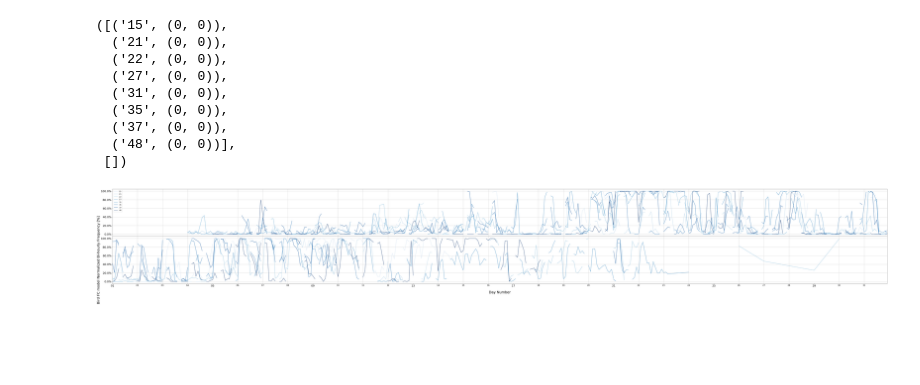
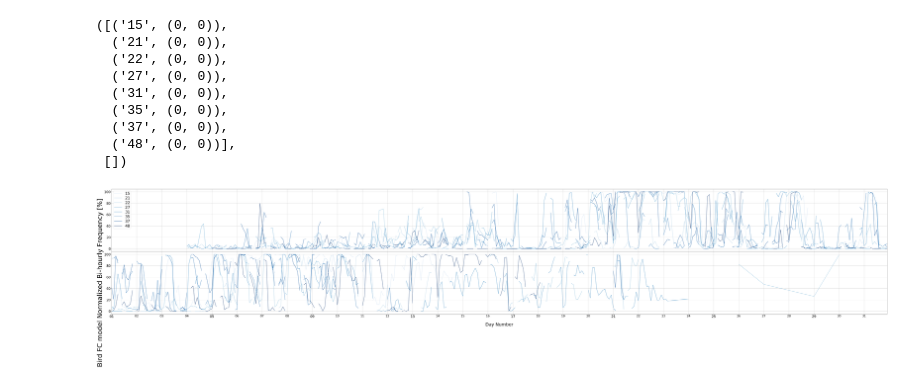
Before and after one commit to speechLabBcCuny/nnaAudiosetClassification, a Jupyter notebook: notebooks/Visualizations/visualizations_Real.ipynb, the cells around one changed output. Cells and saved outputs as stored; diff of their text form; code cells hidden in the pictures; blank space fills up the shorter version.

```diff
--- a/notebooks/Visualizations/visualizations_Real.ipynb
+++ b/notebooks/Visualizations/visualizations_Real.ipynb
@@ -212,36 +212,36 @@ ax[0].legend( labels=[id2name.get(x[0],x[0]) for x in cord_list],loc='upper left
             frameon=True) # frameon=False to remove frame.
 
 
-ax[1].set_ylabel('{} Normalized Bi-hourly Frequency [%]'.format(tag_name),fontsize=48) #, fontweight='black')
+ax[1].set_ylabel('{} Normalized Bi-hourly Frequency [%]'.format(selected_tag_name),fontsize=48) #, fontweight='black')
 
 ax[-1].set_xlabel('Day Number', fontsize=32)
 
 
 for an_ax in ax:
 
     locator=dates.DayLocator()
     an_ax.xaxis.set_minor_locator(locator)
 
     an_ax.xaxis.set_minor_formatter(dates.DateFormatter('%d\n'))
 
     an_ax.xaxis.grid(True, which="minor")
     an_ax.xaxis.grid(True, which="major")
 
 
     an_ax.xaxis.set_major_locator(dates.AutoDateLocator())
     an_ax.xaxis.set_major_formatter(dates.DateFormatter('%d\n'))
 
     an_ax.yaxis.set_major_formatter(ticker.StrMethodFormatter('{x:.0f}'))
     an_ax.yaxis.grid()
     an_ax.tick_params(labelsize=22,which="minor")
     an_ax.tick_params(labelsize=25,which="major")
 
 plt.tight_layout()
 plt.margins(x=0)
 
 
 plt.show()
 
 fig.savefig("all_"+selected_tag_name+"_weather_"+freq +'.png')
 # %% [output]
-[figure, old version]
+[figure, new version]
```
Also changed, not shown: 8 other files.
